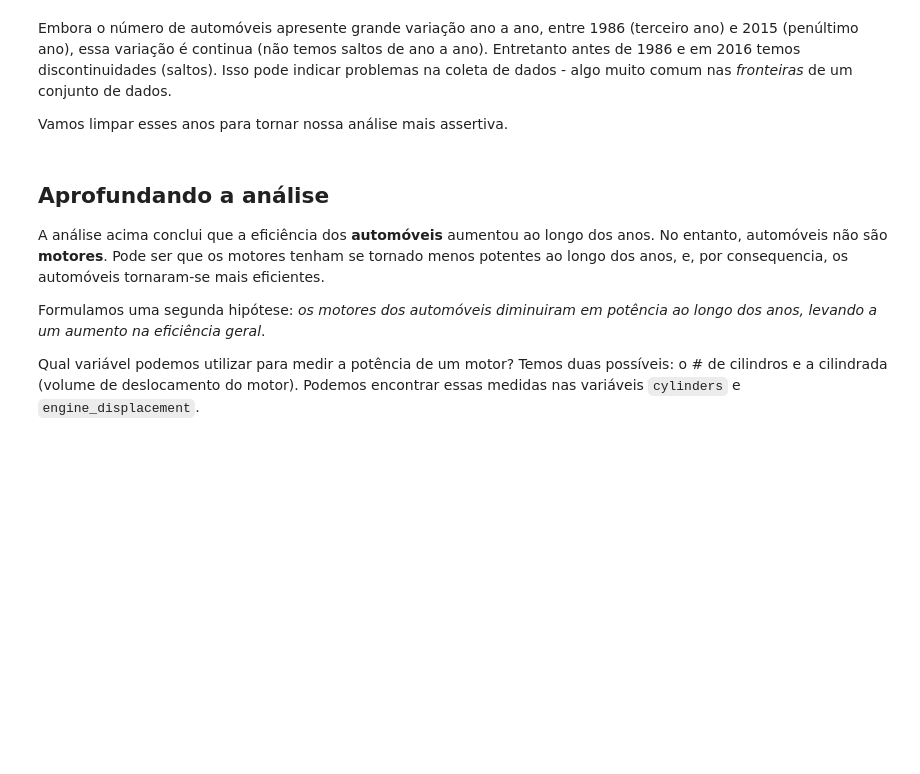
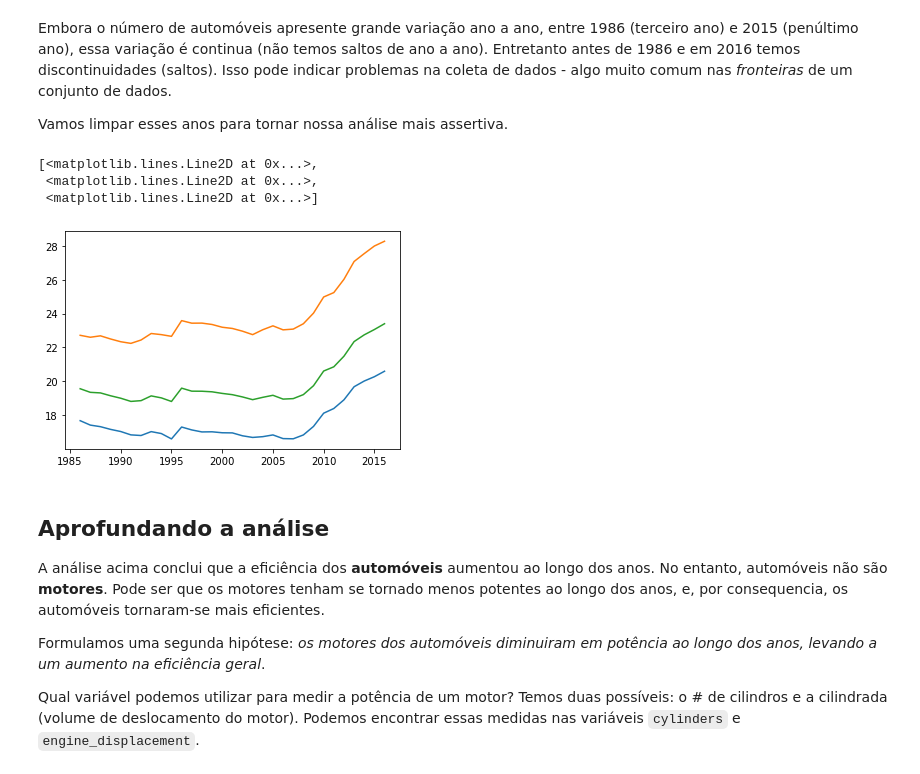
Before and after one commit to pedroteche-ih/79_PT_JUN2022, a Jupyter notebook: aulas/79 DA PT JUN-2022 Revisão Pandas.ipynb, the cells around one changed output. Cells and saved outputs as stored; diff of their text form; code cells hidden in the pictures; blank space fills up the shorter version.

```diff
--- a/aulas/79 DA PT JUN-2022 Revisão Pandas.ipynb
+++ b/aulas/79 DA PT JUN-2022 Revisão Pandas.ipynb
@@ -49,14 +156,19 @@ Embora o número de automóveis apresente grande variação ano a ano, entre 198
 
 Vamos limpar esses anos para tornar nossa análise mais assertiva.
 # %%
-mask_ano = (tb_veic['year'] >= 1986) & (tb_veic['year'] <= 2015)
+mask_ano = (tb_veic['year'] >= 1986) & (tb_veic['year'] <= 2016)
 tb_veic = tb_veic[mask_ano]
 tb_agg_year = tb_veic.groupby(by="year").agg(
     mean_city_mpg=pd.NamedAgg(column="city_mpg", aggfunc="mean"),
     mean_highway_mpg=pd.NamedAgg(column="highway_mpg", aggfunc="mean"),
     mean_combined_mpg=pd.NamedAgg(column="combined_mpg", aggfunc="mean"),
 )
 plt.plot(tb_agg_year)
+# %% [output]
+[<matplotlib.lines.Line2D at 0x...>,
+ <matplotlib.lines.Line2D at 0x...>,
+ <matplotlib.lines.Line2D at 0x...>]
+[figure, added]
 # %% [markdown]
 ## Aprofundando a análise
 
```
Also changed, not shown: parts of 29 cells of this notebook, 2 other files.
